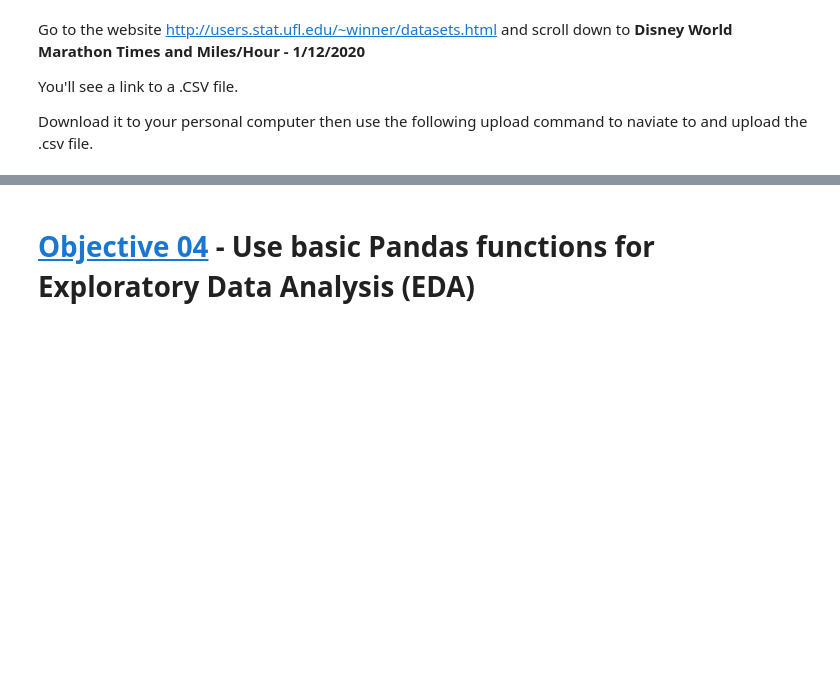
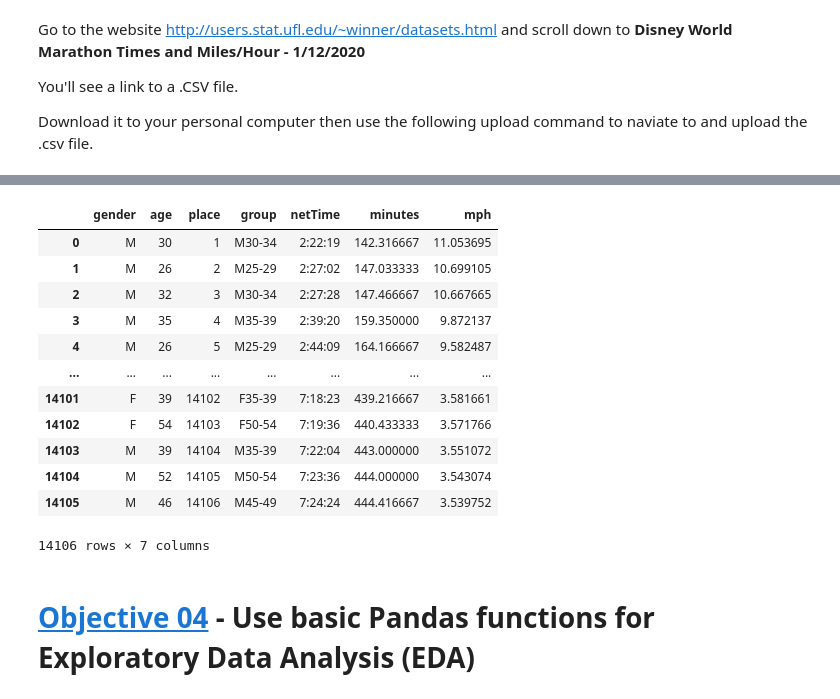
Before and after one commit to singparvi/DS-Unit-1-Sprint-1-Data-Wrangling-and-Storytelling, a Jupyter notebook: module1-exploratory-data-analysis/LS_DS_111_Exploratory_Data_Analysis.ipynb, the cells around one changed output, grey strips where cells are left out. Cells and saved outputs as stored; diff of their text form; code cells hidden in the pictures; blank space fills up the shorter version.

```diff
--- a/module1-exploratory-data-analysis/LS_DS_111_Exploratory_Data_Analysis.ipynb
+++ b/module1-exploratory-data-analysis/LS_DS_111_Exploratory_Data_Analysis.ipynb
@@ -247,3 +248,24 @@ uploaded = files.upload()
+# %%
+#Read in the dataset
+import io
+import pandas as pd
+
+df = pd.read_csv(io.BytesIO(uploaded['disneymarathon2020.csv']))
+df
+# %% [output]
+|  | gender | age | place | group | netTime | minutes | mph |
+| 0 | M | 30 | 1 | M30-34 | 2:22:19 | 142.316667 | 11.053695 |
+| 1 | M | 26 | 2 | M25-29 | 2:27:02 | 147.033333 | 10.699105 |
+| 2 | M | 32 | 3 | M30-34 | 2:27:28 | 147.466667 | 10.667665 |
+| 3 | M | 35 | 4 | M35-39 | 2:39:20 | 159.350000 | 9.872137 |
+| 4 | M | 26 | 5 | M25-29 | 2:44:09 | 164.166667 | 9.582487 |
+| ... | ... | ... | ... | ... | ... | ... | ... |
+| 14101 | F | 39 | 14102 | F35-39 | 7:18:23 | 439.216667 | 3.581661 |
+| 14102 | F | 54 | 14103 | F50-54 | 7:19:36 | 440.433333 | 3.571766 |
+| 14103 | M | 39 | 14104 | M35-39 | 7:22:04 | 443.000000 | 3.551072 |
+| 14104 | M | 52 | 14105 | M50-54 | 7:23:36 | 444.000000 | 3.543074 |
+| 14105 | M | 46 | 14106 | M45-49 | 7:24:24 | 444.416667 | 3.539752 |
+14106 rows × 7 columns
 # %% [markdown]
 # [Objective 04](#basic-pandas-functions) - Use basic Pandas functions for Exploratory Data Analysis (EDA)
 # %% [markdown]
```
Also changed, not shown: parts of 13 cells of this notebook.
